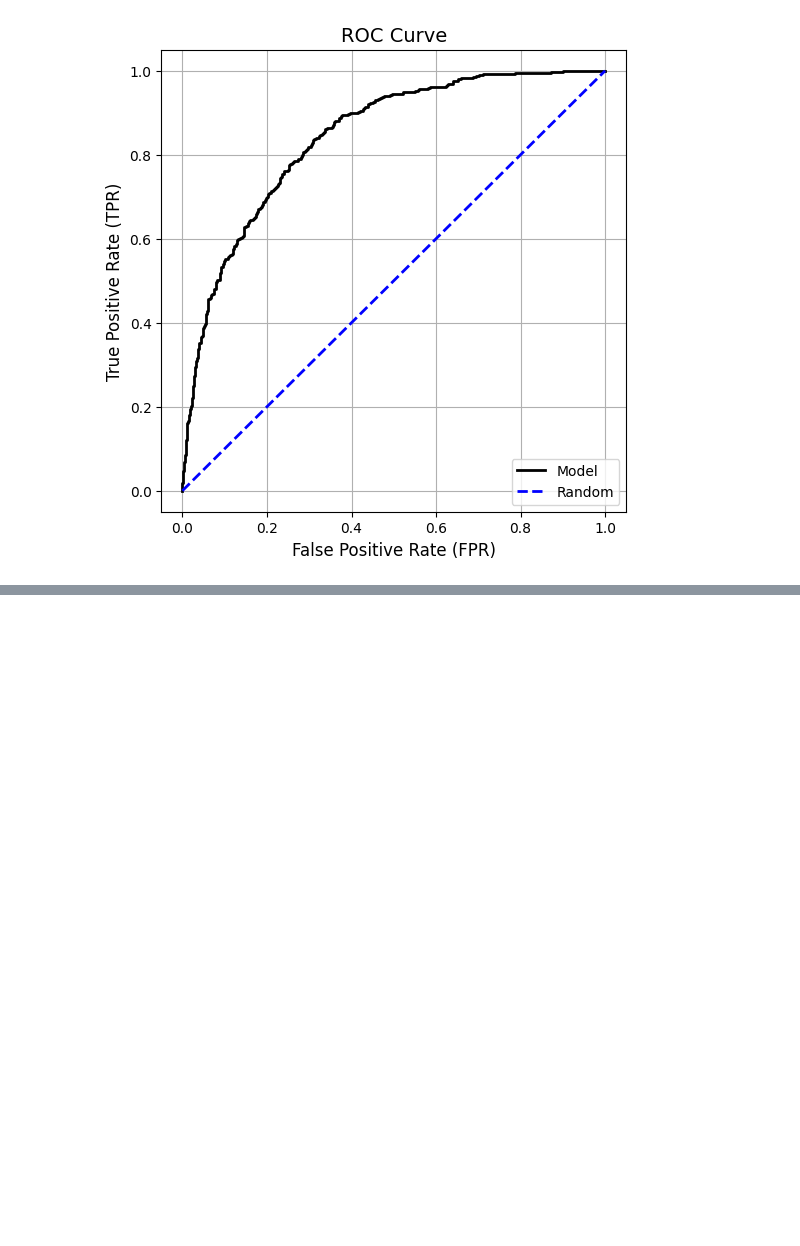
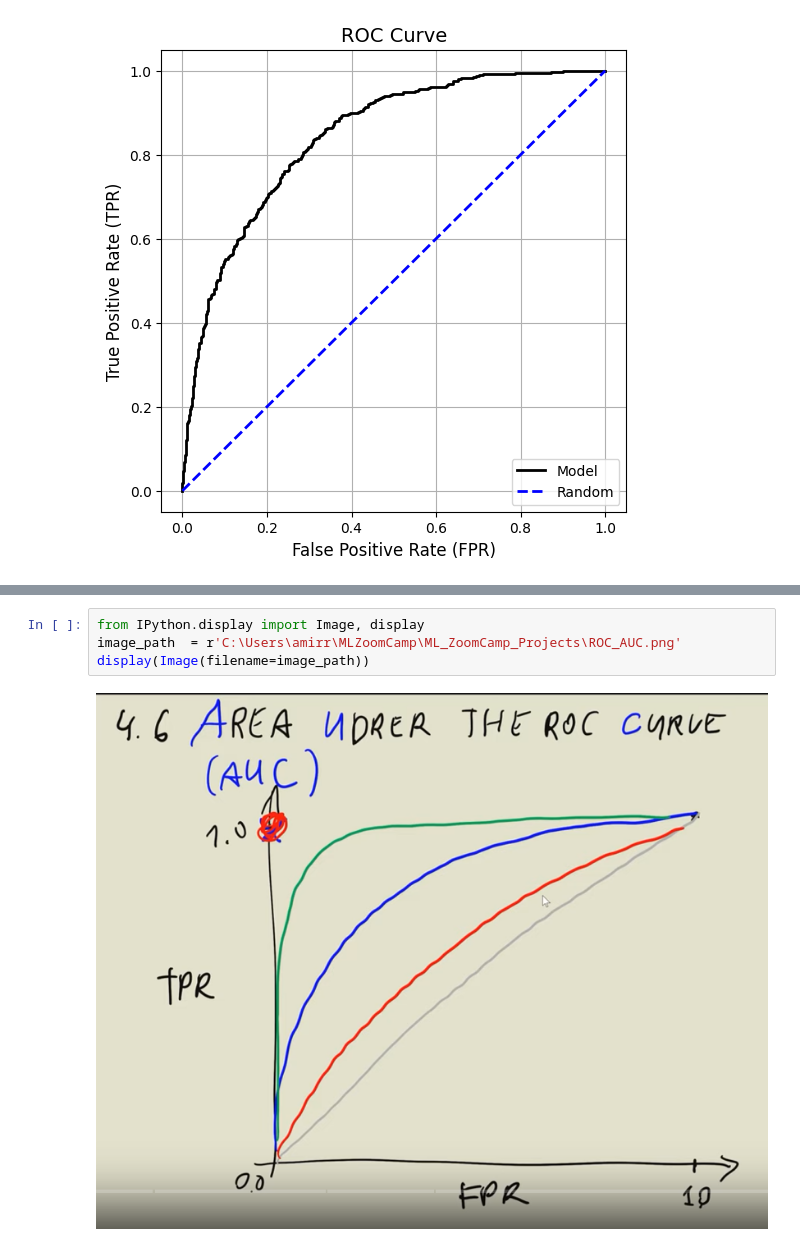
Before and after one commit to Elhamkhorasani/MLZoomCamp, a Jupyter notebook: ML_ZoomCamp_Projects/Evaluation.ipynb, the cells around one changed output, grey strips where cells are left out. Cells and saved outputs as stored; diff of their text form; blank space fills up the shorter version.

```diff
--- a/ML_ZoomCamp_Projects/Evaluation.ipynb
+++ b/ML_ZoomCamp_Projects/Evaluation.ipynb
@@ -586,0 +592,6 @@ plt.show()
+# %%
+from IPython.display import Image, display
+image_path  = r'C:\Users\amirr\MLZoomCamp\ML_ZoomCamp_Projects\ROC_AUC.png'
+display(Image(filename=image_path))
+# %% [output]
+[figure, added]
```
Also changed, not shown: parts of 21 cells of this notebook.
